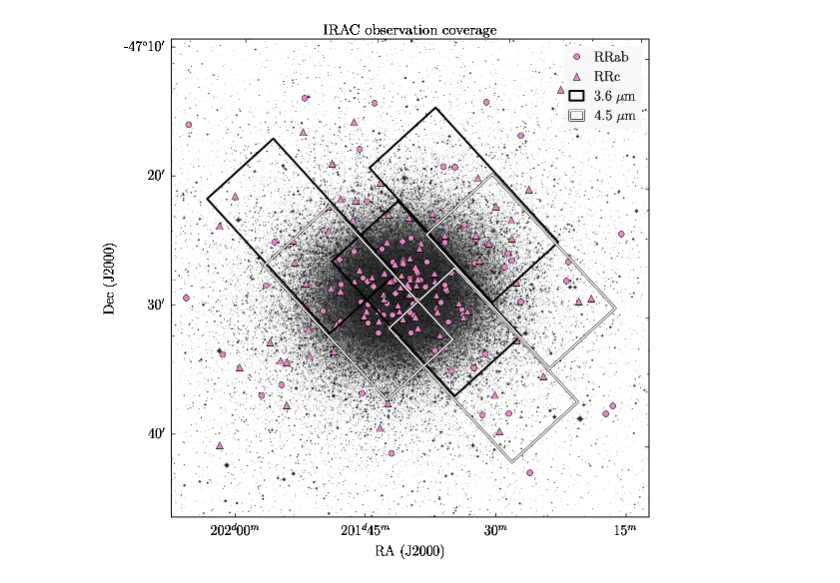
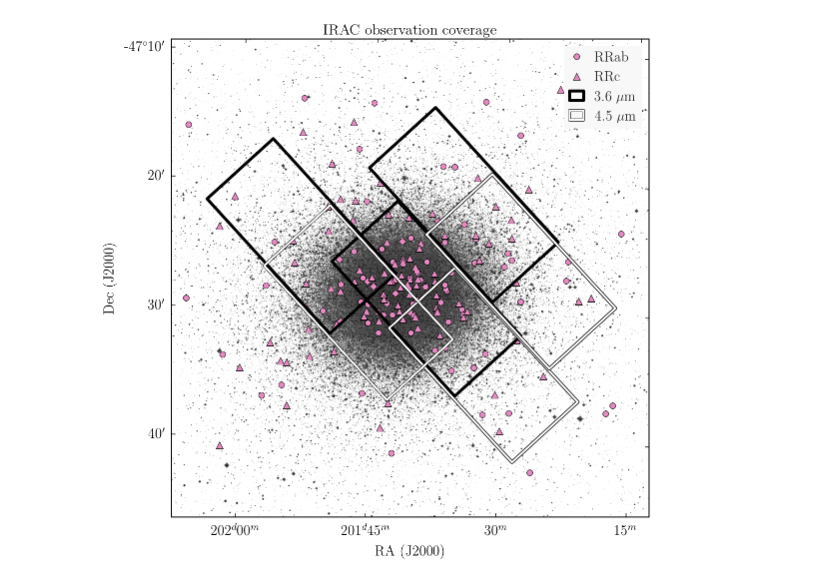
Before and after one commit to vickyscowcroft/omegaCen, a Jupyter notebook: reworked_fitting_code/coverage map.ipynb, the cells around one changed output. Cells and saved outputs as stored; diff of their text form; code cells hidden in the pictures.

```diff
--- a/reworked_fitting_code/coverage map.ipynb
+++ b/reworked_fitting_code/coverage map.ipynb
@@ -51,7 +51,7 @@ lon = ax.coords[0]
 lat = ax.coords[1]
 lat.set_separator(('$^{\circ}$', '$^{\prime}$', '$^{\prime\prime}$'))
 lon.set_separator(('$^d$', '$^m$', '$^s$'))
-ax.imshow(np.log10(dat), vmin=np.log10(18000), vmax=np.log10(30500), cmap='Greys', zorder=-1)
+ax.imshow(np.log10(dat), vmin=np.log10(19000), vmax=np.log10(31500), cmap='Greys', zorder=-1)
 ax.set_xlim(725,len(dat)-625)
 ax.set_ylim(750,len(dat)-600)
 for i in glob.glob('omegacen_images/omegaCen_*.fits'):
@@ -59,37 +59,37 @@ for i in glob.glob('omegacen_images/omegaCen_*.fits'):
     filt = i.split('_')[5]
     f = fits.open(i)
     instrument_wcs = wcsaxes.WCS(f[0].header)
     yshape = f[0].data.shape[0]
     xshape = f[0].data.shape[1]
     f.close()
     if filt == '3p6um':
         if mapnum == 1:
-            r = Rectangle((0, 0), xshape, yshape, linestyle='solid', linewidth = 2, facecolor='none',
+            r = Rectangle((0, 0), xshape, yshape, linestyle='solid', linewidth = 3, facecolor='none',
                           transform=ax.get_transform(instrument_wcs), edgecolor='k',
                           label = '$3.6\ \mu$m', zorder = 4-mapnum)
         else:
-            r = Rectangle((0, 0), xshape, yshape, linestyle='solid', linewidth = 2, facecolor='none',
+            r = Rectangle((0, 0), xshape, yshape, linestyle='solid', linewidth = 3, facecolor='none',
                           transform=ax.get_transform(instrument_wcs), edgecolor='k', zorder = 4-mapnum)
     if filt == '4p5um':
         if mapnum == 1:
-            r = Rectangle((0, 0), xshape, yshape, linestyle='solid', linewidth = 1.5, facecolor='none',
+            r = Rectangle((0, 0), xshape, yshape, linestyle='solid', linewidth = 2, facecolor='none',
                           transform=ax.get_transform(instrument_wcs), edgecolor='w',
                           label = '$4.5\ \mu$m', zorder = 4-mapnum,
-                          path_effects=[PE.withStroke(linewidth=2.5, foreground='k')])
+                          path_effects=[PE.withStroke(linewidth=3, foreground='k')])
         else:
-            r = Rectangle((0, 0), xshape, yshape, linestyle='solid', linewidth = 1.5, facecolor='none',
+            r = Rectangle((0, 0), xshape, yshape, linestyle='solid', linewidth = 2, facecolor='none',
                           transform=ax.get_transform(instrument_wcs), edgecolor='w', zorder = 4-mapnum,
-                          path_effects=[PE.withStroke(linewidth=2.5, foreground='k')])
+                          path_effects=[PE.withStroke(linewidth=3.5, foreground='k')])
     ax.add_patch(r)
 ppl.plot(ax, x1, y1, 'o', alpha=1, zorder=0, color=set2[3],
             linewidth=1, markersize=6, label='RRab', rasterized=True)
 ppl.plot(ax, x2, y2, '^', alpha=1, zorder=0, color=set2[3],
             linewidth=1, markersize=7, label='RRc', rasterized=True)
 plt.xlabel('RA (J2000)')
 plt.ylabel('Dec (J2000)')
 plt.title(r'IRAC observation coverage', fontsize=15)
 ppl.legend(loc=1, prop={'size':14}, handlelength=1, numpoints=1)
 #fig.tight_layout()
 fig.savefig('final_plots/omegacen_coverage_map_new.pdf', dpi=400)
 # %% [output]
-[figure, old version]
+[figure, new version]
```
Also changed, not shown: 11 other files.
